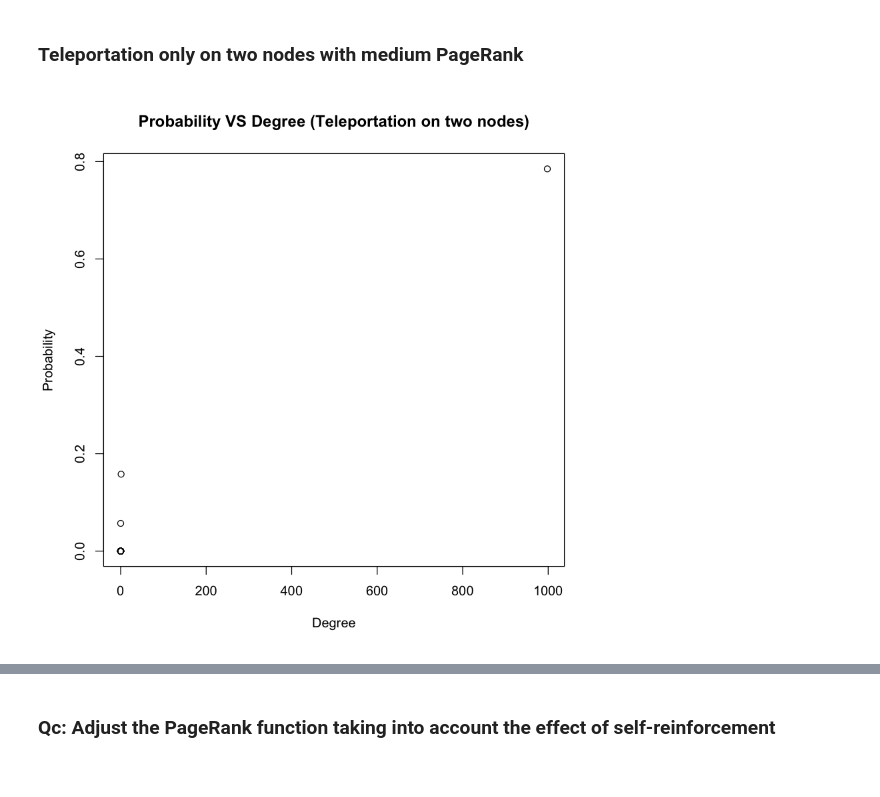
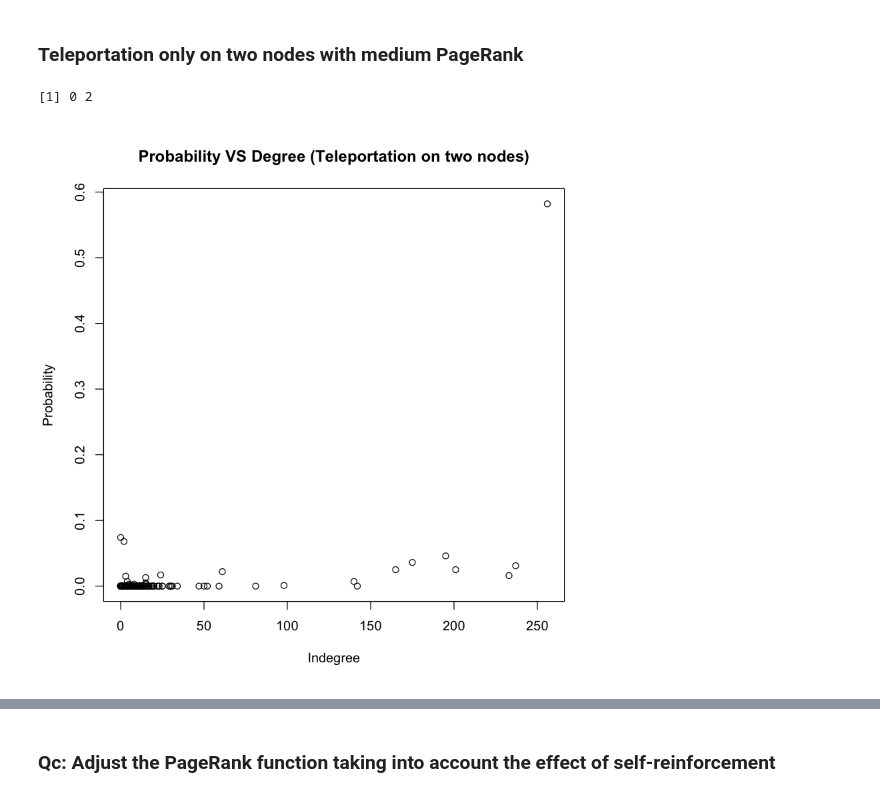
Before and after one commit to twjeric/UCLA-EE232-Large-Scale-Social-and-Complex-Networks, a Jupyter notebook: Project1/232EP2_PageRank.ipynb, the cells around one changed output, grey strips where cells are left out. Drawn from its saved outputs; the diff is of its cells as text; code cells hidden in the pictures.

```diff
--- a/Project1/232EP2_PageRank.ipynb
+++ b/Project1/232EP2_PageRank.ipynb
@@ -60,11 +61,11 @@ pr_end_1 = rep(0, 1000)
 transition_matrix = create_transition_matrix(g)
 
 for (start in 1:1000) {
-    end = random_walk_teleportation_personalized(g, 2, start, 0, NULL, transition_matrix)
+    end = random_walk_teleportation_personalized(g, 50, start, 0, NULL, transition_matrix)
     pr_end_1[end] = pr_end_1[end] + 1
 }
 pr_end_1 = pr_end_1 / 1000
 # page_rank_old(p1, damping=0.999, niter=1000, eps=0.001)
 
-plot(degree(g, mode = 'in'), pr_end_1, main = 'Probability VS Degree', xlab = 'Degree', ylab = 'Probability')
+plot(degree(g, mode = 'in'), pr_end_1, main = 'Probability VS Degree', xlab = 'Indegree', ylab = 'Probability')
 # %% [output]
@@ -95,10 +96,10 @@ pr_end_1
 pr_end_2 = rep(0, 1000)
 
 for (start in 1:1000) {
-    end = random_walk_teleportation_personalized(g, 2, start, 0.15, NULL, transition_matrix)
+    end = random_walk_teleportation_personalized(g, 50, start, 0.15, NULL, transition_matrix)
     pr_end_2[end] = pr_end_2[end] + 1
 }
 pr_end_2 = pr_end_2 / 1000
 
-plot(degree(g, mode = 'in'), pr_end_2, main = 'Probability VS Degree (Teleportation)', xlab = 'Degree', ylab = 'Probability')
+plot(degree(g, mode = 'in'), pr_end_2, main = 'Probability VS Degree (Teleportation)', xlab = 'Indegree', ylab = 'Probability')
 # %% [output]
@@ -131,10 +132,10 @@ pr_end_2
 pr_end_3 = rep(0, 1000)
 
 for (start in 1:1000) {
-    end = random_walk_teleportation_personalized(g, 2, start, 0.15, pr_end_2, transition_matrix)
+    end = random_walk_teleportation_personalized(g, 50, start, 0.15, pr_end_2, transition_matrix)
     pr_end_3[end] = pr_end_3[end] + 1
 }
 pr_end_3 = pr_end_3 / 1000
 
-plot(degree(g, mode = 'in'), pr_end_3, main = 'Probability VS Degree (Personalized PageRank)', xlab = 'Degree', ylab = 'Probability')
+plot(degree(g, mode = 'in'), pr_end_3, main = 'Probability VS Degree (Personalized PageRank)', xlab = 'Indegree', ylab = 'Probability')
 # %% [output]
@@ -161,22 +162,28 @@ pr_end_3
  [997] 0.000 0.000 0.000 0.000
 # %% [markdown]
 ### Teleportation only on two nodes with medium PageRank
+# %%
+n1 = order(pr_end_2)[500]
+n2 = order(pr_end_2)[501]
+degree(g, c(n1,n2), mode='in')
+# %% [output]
+[1] 0 2
 # %%
 pr = rep(0, 1000)
-pr[2] = 0.5
-pr[3] = 0.5
+pr[n1] = 0.5
+pr[n2] = 0.5
 
 pr_end_4 = rep(0, 1000)
 
 for (start in 1:1000) {
-    end = random_walk_teleportation_personalized(g, 2, start, 0.15, pr, transition_matrix)
+    end = random_walk_teleportation_personalized(g, 50, start, 0.15, pr, transition_matrix)
     pr_end_4[end] = pr_end_4[end] + 1
 }
 pr_end_4 = pr_end_4 / 1000
 
-plot(degree(g, mode = 'in'), pr_end_4, main = 'Probability VS Degree (Teleportation on two nodes)', xlab = 'Degree', ylab = 'Probability')
+plot(degree(g, mode = 'in'), pr_end_4, main = 'Probability VS Degree (Teleportation on two nodes)', xlab = 'Indegree', ylab = 'Probability')
 # %% [output]
-[figure, old version]
+[figure, new version]
 # %%
 pr_end_4
 # %% [output]
```
Also changed, not shown: parts of 7 cells of this notebook.
